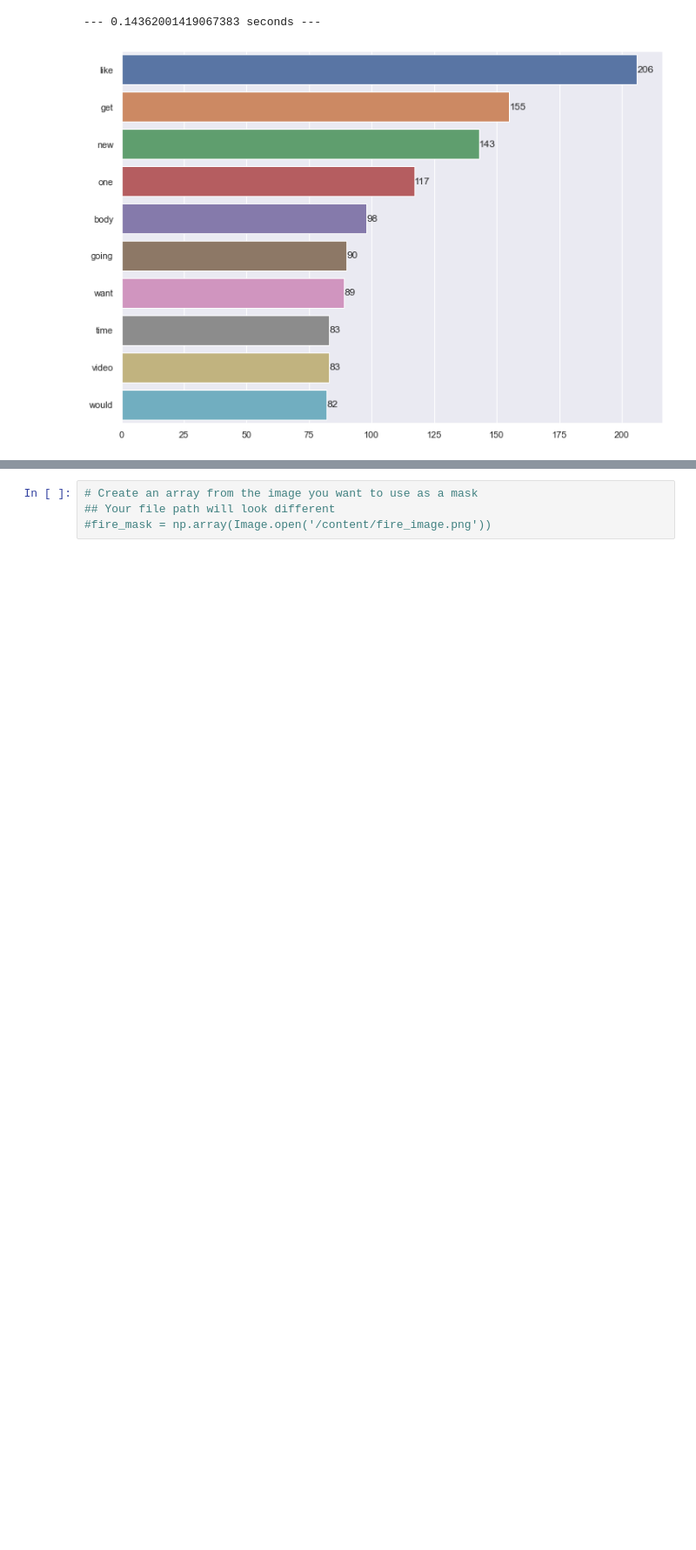
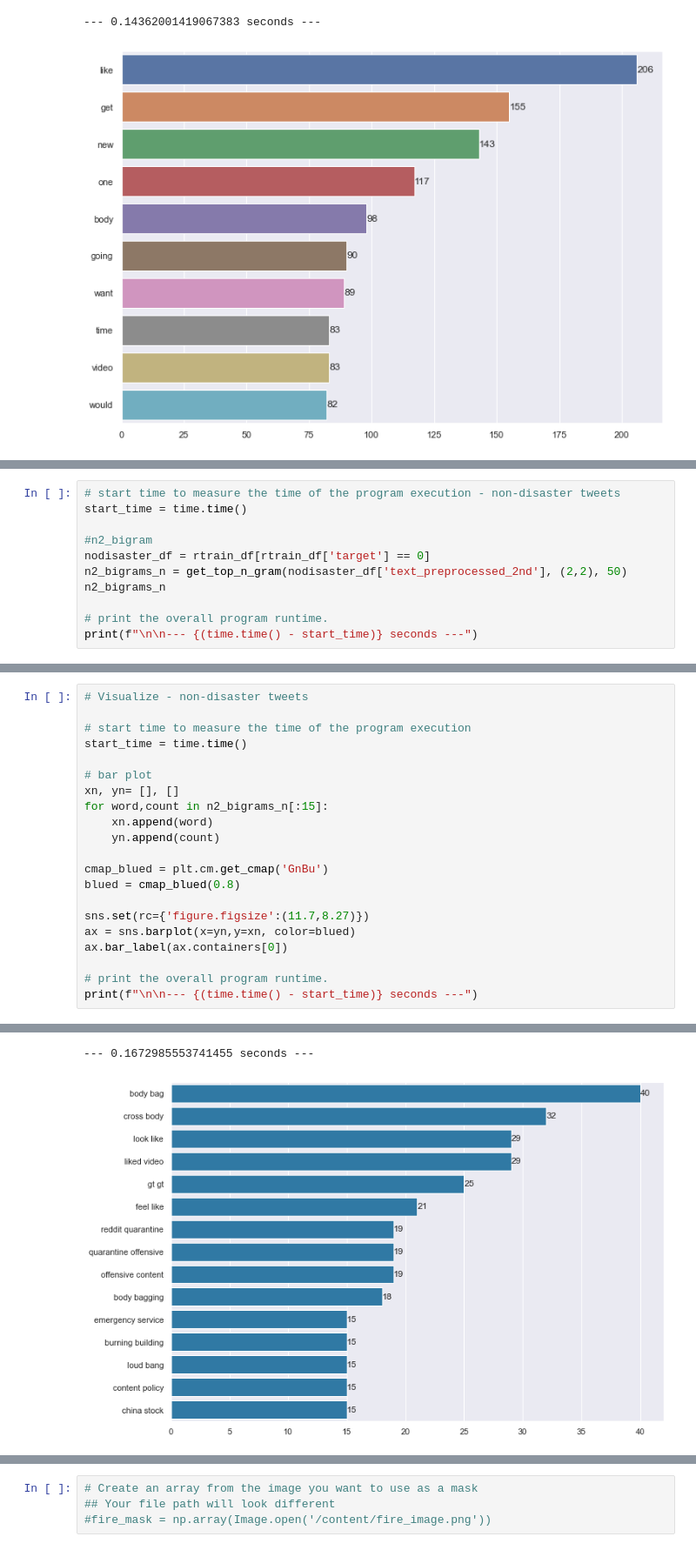
Before and after one commit to Nicole-Hong/LHL_Final_Project_NLP, a Jupyter notebook: src/nlp_disaster_preprocessing_EDA.ipynb, the cells around one changed output, grey strips where cells are left out. Shown at 87% size. Saved outputs shown, nothing was run; the diff lists cells and outputs as text; blank space fills up the shorter version.

```diff
--- a/src/nlp_disaster_preprocessing_EDA.ipynb
+++ b/src/nlp_disaster_preprocessing_EDA.ipynb
@@ -2214,0 +2351,11 @@ print(f"\n\n--- {(time.time() - start_time)} seconds ---")
+# %%
+# start time to measure the time of the program execution - non-disaster tweets
+start_time = time.time()
+
+#n2_bigram
+nodisaster_df = rtrain_df[rtrain_df['target'] == 0]
+n2_bigrams_n = get_top_n_gram(nodisaster_df['text_preprocessed_2nd'], (2,2), 50)
+n2_bigrams_n
+
+# print the overall program runtime.
+print(f"\n\n--- {(time.time() - start_time)} seconds ---")
@@ -2214,0 +2381,22 @@ print(f"\n\n--- {(time.time() - start_time)} seconds ---")
+# %%
+# Visualize - non-disaster tweets
+
+# start time to measure the time of the program execution
+start_time = time.time()
+
+# bar plot
+xn, yn= [], []
+for word,count in n2_bigrams_n[:15]:
+    xn.append(word)
+    yn.append(count)
+
+cmap_blued = plt.cm.get_cmap('GnBu')
+blued = cmap_blued(0.8)
+
+sns.set(rc={'figure.figsize':(11.7,8.27)})
+ax = sns.barplot(x=yn,y=xn, color=blued)
+ax.bar_label(ax.containers[0])
+
+# print the overall program runtime.
+print(f"\n\n--- {(time.time() - start_time)} seconds ---")
+# %% [output]
@@ -2214,0 +2418,2 @@ print(f"\n\n--- {(time.time() - start_time)} seconds ---")
+--- 0.1672985553741455 seconds ---
+[figure, added]
```
Also changed, not shown: parts of 22 cells of this notebook.
